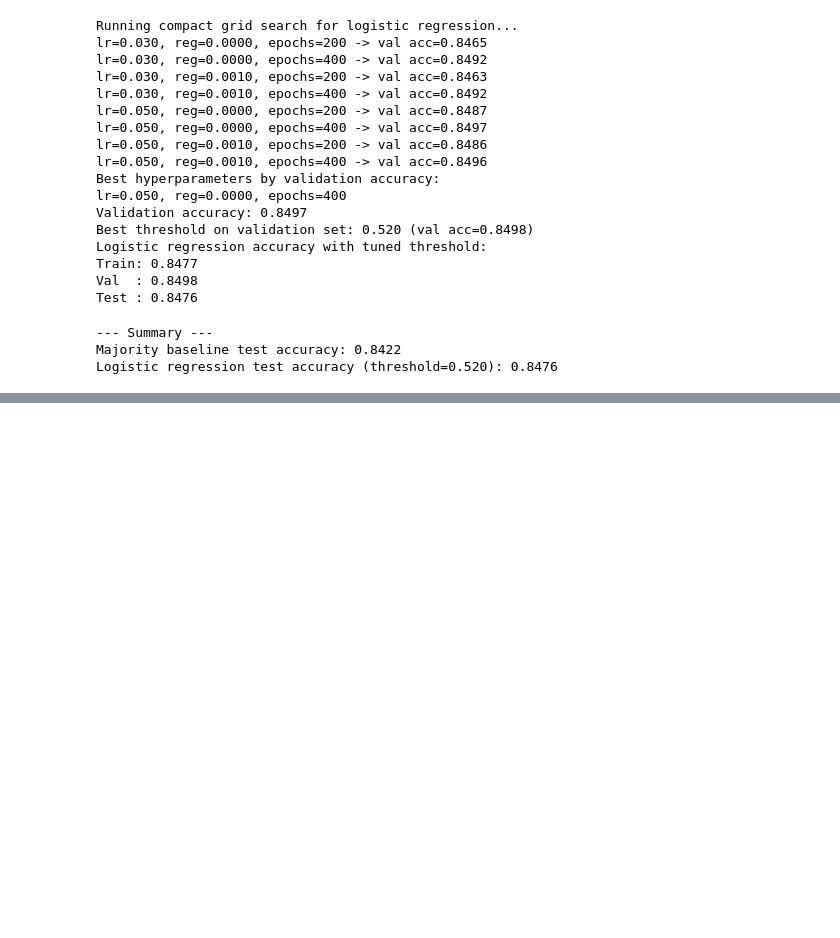
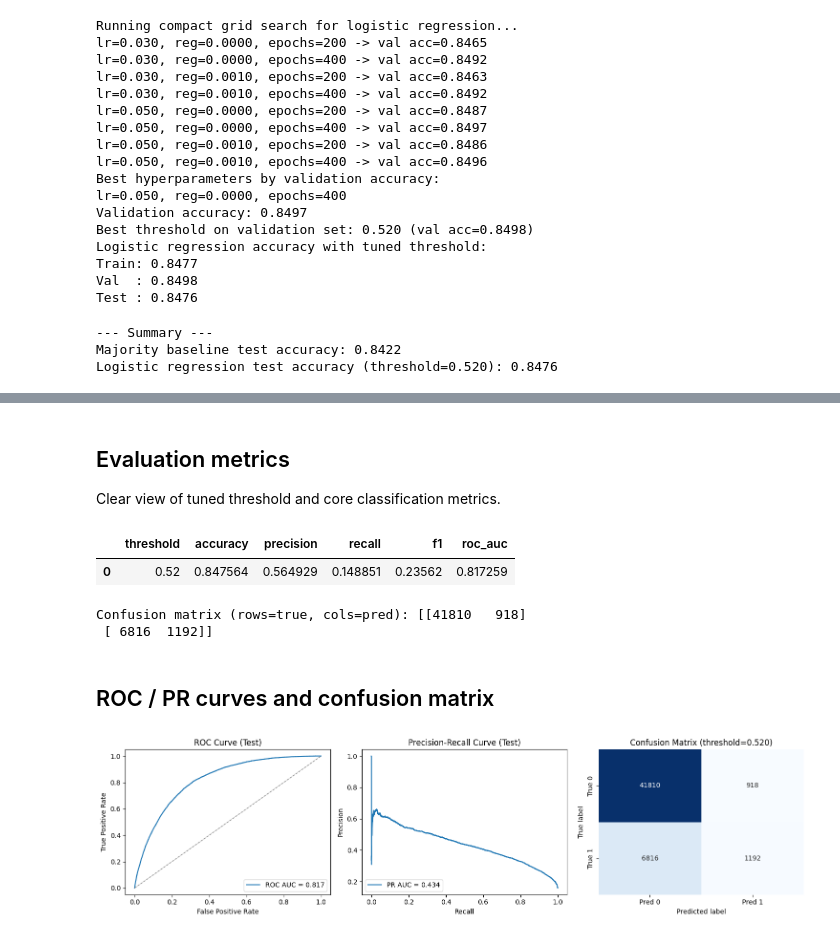
Before and after one commit to shon-haskaj/Predicting-Diabetes-Machine-Learning, a Jupyter notebook: baseline_vs_logistic.ipynb, the cells around one changed output, grey strips where cells are left out. Saved outputs shown, nothing was run; the diff lists cells and outputs as text; code cells hidden in the pictures; blank space fills up the shorter version.

```diff
--- a/baseline_vs_logistic.ipynb
+++ b/baseline_vs_logistic.ipynb
@@ -170,0 +189,69 @@ Logistic regression test accuracy (threshold=0.520): 0.8476
+# %% [markdown]
+## Evaluation metrics
+Clear view of tuned threshold and core classification metrics.
+# %%
+from sklearn.metrics import (
+    accuracy_score,
+    precision_score,
+    recall_score,
+    f1_score,
+    roc_auc_score,
+    confusion_matrix,
+)
+import pandas as pd
+
+# Predicted probabilities for ROC-AUC and plots
+test_proba = best_model.predict_proba(X_test)
+
+metrics = {
+    "threshold": best_thresh,
+    "accuracy": accuracy_score(y_test, test_preds),
+    "precision": precision_score(y_test, test_preds, zero_division=0),
+    "recall": recall_score(y_test, test_preds, zero_division=0),
+    "f1": f1_score(y_test, test_preds, zero_division=0),
+    "roc_auc": roc_auc_score(y_test, test_proba),
+}
+
+display(pd.DataFrame([metrics]))
+
+cm = confusion_matrix(y_test, test_preds)
+print("Confusion matrix (rows=true, cols=pred):", cm)
+# %% [output]
+|  | threshold | accuracy | precision | recall | f1 | roc_auc |
+| 0 | 0.52 | 0.847564 | 0.564929 | 0.148851 | 0.23562 | 0.817259 |
+Confusion matrix (rows=true, cols=pred): [[41810   918]
+ [ 6816  1192]]
+# %% [markdown]
+## ROC / PR curves and confusion matrix
+# %%
+from sklearn.metrics import roc_curve, precision_recall_curve, auc
+
+fpr, tpr, _ = roc_curve(y_test, test_proba)
+precision, recall, _ = precision_recall_curve(y_test, test_proba)
+roc_auc = auc(fpr, tpr)
+pr_auc = auc(recall, precision)
+
+fig, ax = plt.subplots(1, 3, figsize=(15, 4))
+ax[0].plot(fpr, tpr, label=f"ROC AUC = {roc_auc:.3f}")
+ax[0].plot([0, 1], [0, 1], '--', color='gray', linewidth=1)
+ax[0].set_title('ROC Curve (Test)')
+ax[0].set_xlabel('False Positive Rate')
+ax[0].set_ylabel('True Positive Rate')
+ax[0].legend(loc='lower right')
+
+ax[1].plot(recall, precision, label=f"PR AUC = {pr_auc:.3f}")
+ax[1].set_title('Precision-Recall Curve (Test)')
+ax[1].set_xlabel('Recall')
+ax[1].set_ylabel('Precision')
+ax[1].legend(loc='lower left')
+
+cm = confusion_matrix(y_test, test_preds)
+sns.heatmap(cm, annot=True, fmt='d', cmap='Blues', cbar=False,
+            xticklabels=['Pred 0', 'Pred 1'], yticklabels=['True 0', 'True 1'], ax=ax[2])
+ax[2].set_title(f'Confusion Matrix (threshold={best_thresh:.3f})')
+ax[2].set_xlabel('Predicted label')
+ax[2].set_ylabel('True label')
+plt.tight_layout()
+plt.show()
+# %% [output]
+[figure, added]
```
Also changed, not shown: parts of 4 cells of this notebook, 24 other files.
